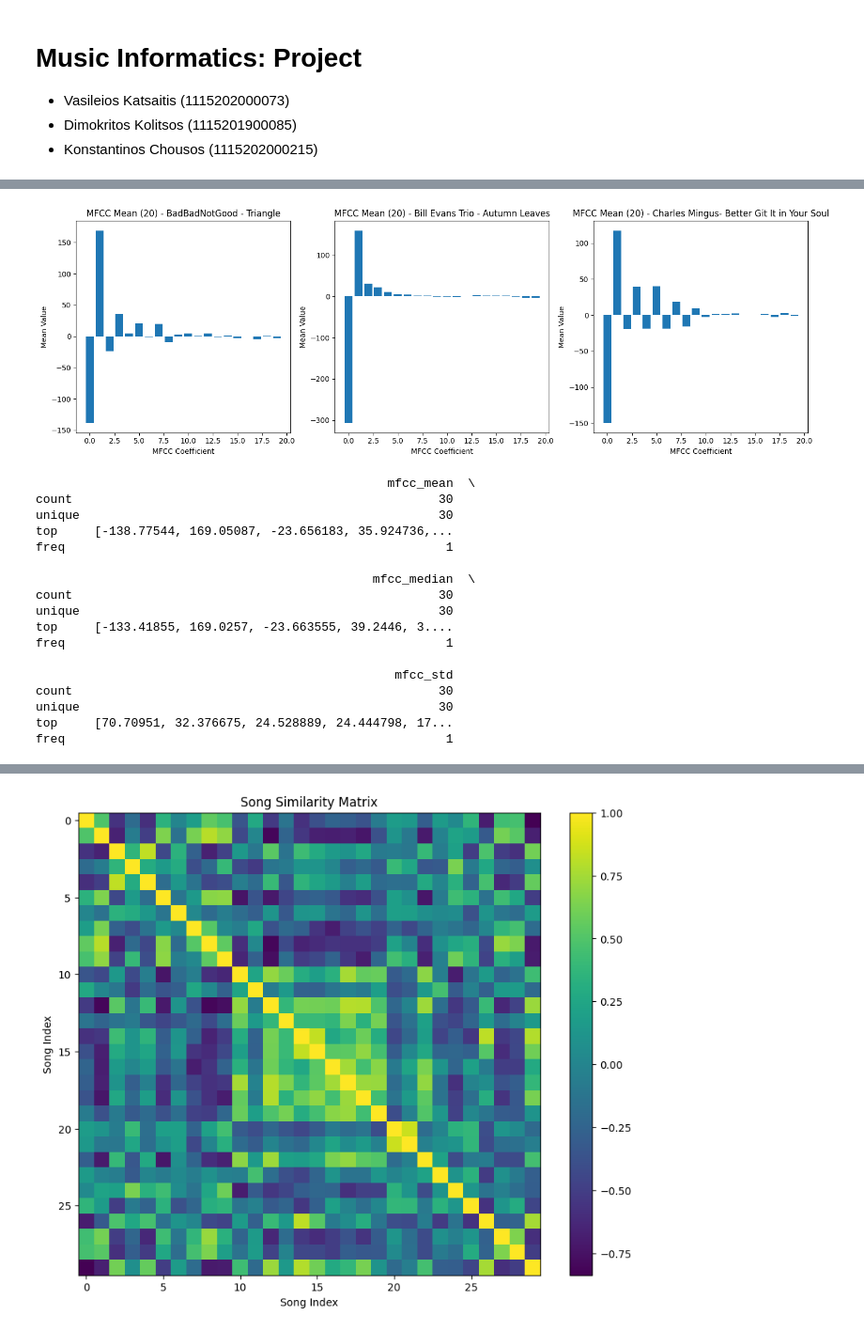
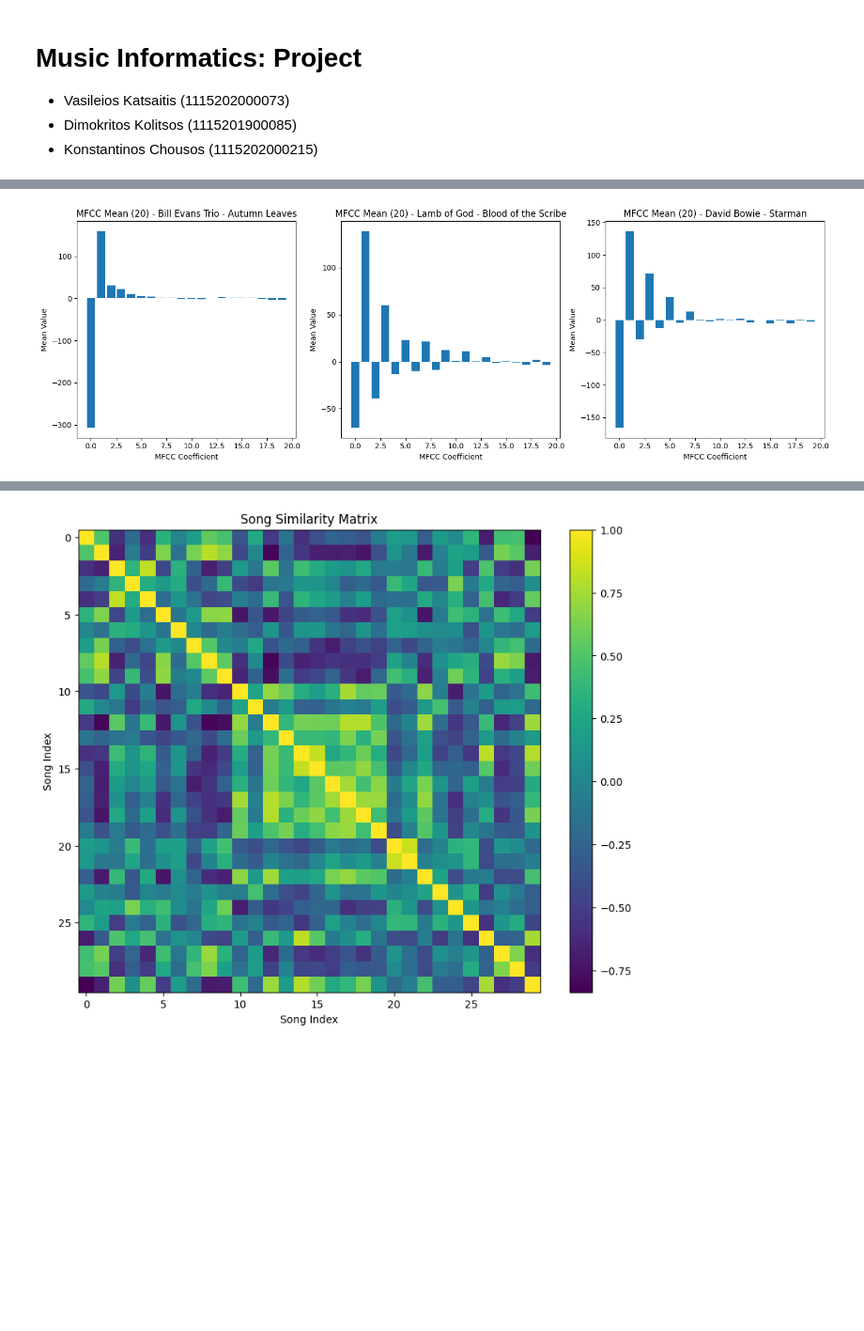
Before and after one commit to Music-Informatics-2024/Final-Project-2024, a Jupyter notebook: notebook_C.ipynb, the cells around one changed output, grey strips where cells are left out. Shown: that part at 94% size. Cells and saved outputs as stored; diff of their text form; code cells hidden in the pictures; blank space fills up the shorter version.

```diff
--- a/notebook_C.ipynb
+++ b/notebook_C.ipynb
@@ -95,7 +99,7 @@ def compute_mfcc_stats(mfccs):
     std = np.std(mfccs, axis=1)
     return mean, median, std
 
-# Extract MFCCs and compute statistics for each song
+# Extract MFCCs and compute the mean median and standard deviation for each song
 mfcc_features = []
 
 for _, row in df.iterrows():
@@ -111,16 +115,38 @@ for _, row in df.iterrows():
 
 mfcc_df = pd.DataFrame(mfcc_features)
 
-# Visualize MFCC statistics for a few songs
+# Indices of a song from each genre
+example_indices = [1, 15, 23]
+
+# Visualize MFCC mean for the selected songs
 plt.figure(figsize=(15, 5))
-for i in range(3):  # Plot for the first 3 songs
+for i, j in enumerate(example_indices):
     plt.subplot(1, 3, i+1)
-    plt.bar(range(13), mfcc_df.iloc[i]['mfcc_mean'])
-    plt.title(f"MFCC Mean - {mfcc_df.iloc[i]['song_name']}")
+    plt.bar(range(13), mfcc_df.iloc[j]['mfcc_mean'])
+    plt.title(f"MFCC Mean - {mfcc_df.iloc[j]['song_name']}")
     plt.xlabel('MFCC Coefficient')
     plt.ylabel('Mean Value')
 plt.tight_layout()
 plt.show()
 
-# Print summary statistics
-print(mfcc_df[['mfcc_mean', 'mfcc_median', 'mfcc_std']].describe())
+# Visualize MFCC median for the selected songs
+plt.figure(figsize=(15, 5))
+for i, j in enumerate(example_indices):
+    plt.subplot(1, 3, i+1)
+    plt.bar(range(13), mfcc_df.iloc[j]['mfcc_median'])
+    plt.title(f"MFCC Median - {mfcc_df.iloc[j]['song_name']}")
+    plt.xlabel('MFCC Coefficient')
+    plt.ylabel('Median Value')
+plt.tight_layout()
+plt.show()
+
+# Visualize MFCC standard deviation for the selected songs
+plt.figure(figsize=(15, 5))
+for i, j in enumerate(example_indices):
+    plt.subplot(1, 3, i+1)
+    plt.bar(range(13), mfcc_df.iloc[j]['mfcc_std'])
+    plt.title(f"MFCC Std Deviation - {mfcc_df.iloc[j]['song_name']}")
+    plt.xlabel('MFCC Coefficient')
+    plt.ylabel('Std Deviation Value')
+plt.tight_layout()
+plt.show()
@@ -146,56 +153,36 @@ freq                                                    1
 # %%
 def extract_mfccs(audio, sr, n_mfcc=20):
     mfccs = librosa.feature.mfcc(y=audio, sr=sr, n_mfcc=n_mfcc)
     return mfccs
 
 # Repeat the previous process with n_mfcc=20
 mfcc_features_20 = []
 
 for _, row in df.iterrows():
     mfccs = extract_mfccs(row['audio'], sample_rate, n_mfcc=20)
     mean, median, std = compute_mfcc_stats(mfccs)
     mfcc_features_20.append({
         'song_name': row['song_name'],
         'genre': row['genre'],
         'mfcc_mean': mean,
         'mfcc_median': median,
         'mfcc_std': std
     })
 
 mfcc_df_20 = pd.DataFrame(mfcc_features_20)
 
 # Visualize MFCC statistics for a few songs
 plt.figure(figsize=(15, 5))
-for i in range(3):  # Plot for the first 3 songs
+for i, j in enumerate(example_indices):  # Plot for a song from each genre
     plt.subplot(1, 3, i+1)
-    plt.bar(range(20), mfcc_df_20.iloc[i]['mfcc_mean'])
-    plt.title(f"MFCC Mean (20) - {mfcc_df_20.iloc[i]['song_name']}")
+    plt.bar(range(20), mfcc_df_20.iloc[j]['mfcc_mean'])
+    plt.title(f"MFCC Mean (20) - {mfcc_df_20.iloc[j]['song_name']}")
     plt.xlabel('MFCC Coefficient')
     plt.ylabel('Mean Value')
 plt.tight_layout()
 plt.show()
-
-# Print summary statistics
-print(mfcc_df_20[['mfcc_mean', 'mfcc_median', 'mfcc_std']].describe())
 # %% [output]
-[figure, old version]
+[figure, new version]
-                                                mfcc_mean  \
-count                                                  30
-unique                                                 30
-top     [-138.77544, 169.05087, -23.656183, 35.924736,...
-freq                                                    1
-
-                                              mfcc_median  \
-count                                                  30
-unique                                                 30
-top     [-133.41855, 169.0257, -23.663555, 39.2446, 3....
-freq                                                    1
-
-                                                 mfcc_std
-count                                                  30
-unique                                                 30
-top     [70.70951, 32.376675, 24.528889, 24.444798, 17...
-freq                                                    1
 # %%
 # Now check the genre-wise differentiation score for MFCCs
 mfcc_means = np.array(mfcc_df_20['mfcc_mean'].tolist())
```
Also changed, not shown: parts of 7 cells of this notebook, 1 other file.
